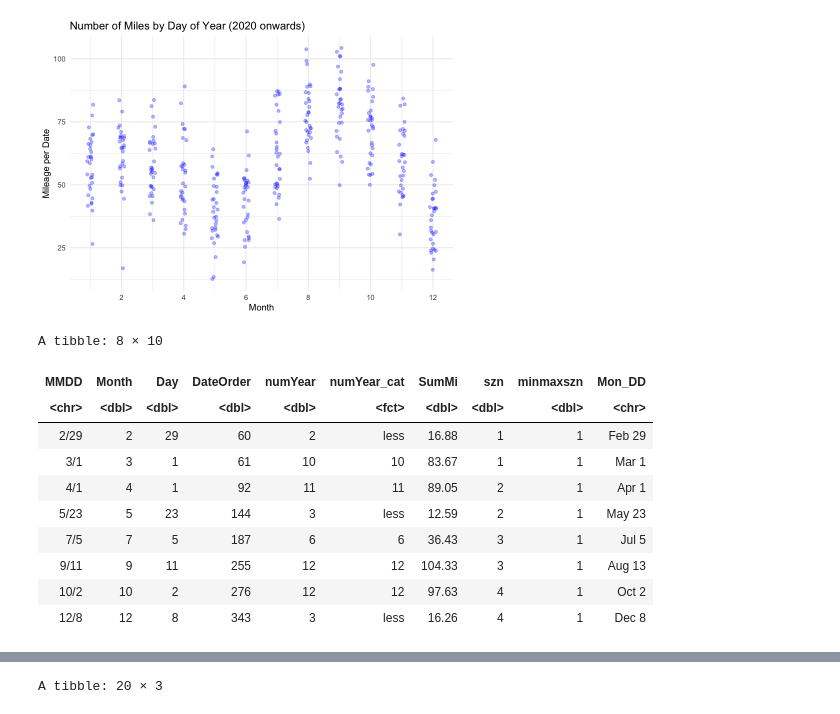
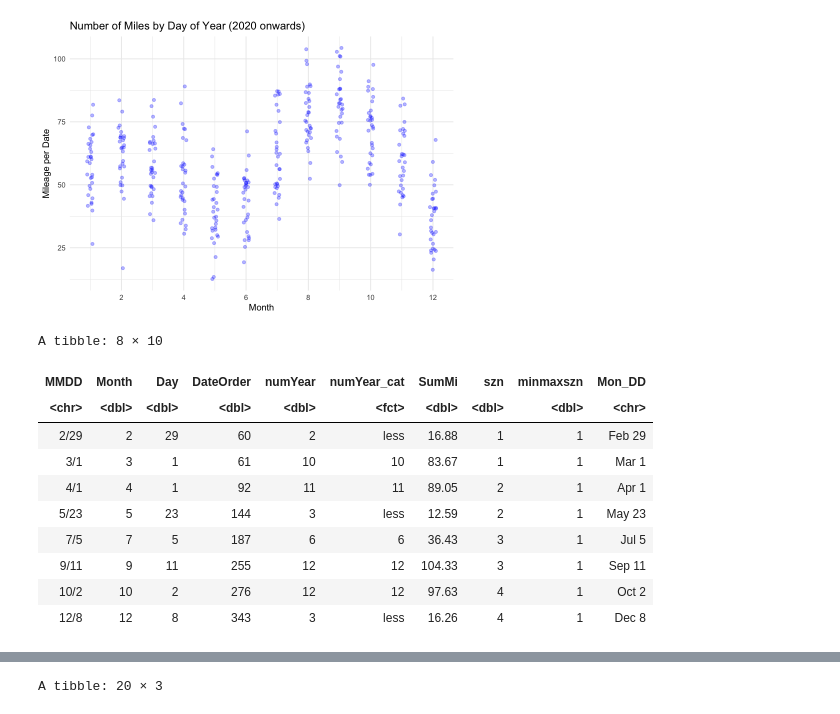
Before and after one commit to adolwick/biof309project, a Jupyter notebook: runs_per_date.ipynb, the cells around one changed output, grey strips where cells are left out. Cells and saved outputs as stored; diff of their text form; code cells hidden in the pictures.

```diff
--- a/runs_per_date.ipynb
+++ b/runs_per_date.ipynb
@@ -282,26 +295,26 @@ p6
 # %%
 df2o <- df2e %>%
     mutate(szn = ifelse(Month<=3,1,
                         ifelse(Month<=6,2,
                                ifelse(Month<=9,3,4)))) %>%
     group_by(szn) %>%
     mutate(minmaxszn = ifelse(SumMi==min(SumMi) | SumMi==max(SumMi),1,0)) %>%
     ungroup() %>%
     filter(minmaxszn==1) %>%
     # This mutate function will need to be updated whenever a new date meets the above criteria
     # Preferably, it should be automated better at some point
-    mutate(Mon_DD = c("Feb 29","Mar 1","Apr 1","May 23","Jul 5","Aug 13","Oct 2","Dec 8"))
+    mutate(Mon_DD = c("Feb 29","Mar 1","Apr 1","May 23","Jul 5","Sep 11","Oct 2","Dec 8"))
 df2o
 # %% [output]
 A tibble: 8 × 10
 | MMDD | Month | Day | DateOrder | numYear | numYear_cat | SumMi | szn | minmaxszn | Mon_DD |
 | <chr> | <dbl> | <dbl> | <dbl> | <dbl> | <fct> | <dbl> | <dbl> | <dbl> | <chr> |
 | 2/29 | 2 | 29 | 60 | 2 | less | 16.88 | 1 | 1 | Feb 29 |
 | 3/1 | 3 | 1 | 61 | 10 | 10 | 83.67 | 1 | 1 | Mar 1 |
 | 4/1 | 4 | 1 | 92 | 11 | 11 | 89.05 | 2 | 1 | Apr 1 |
 | 5/23 | 5 | 23 | 144 | 3 | less | 12.59 | 2 | 1 | May 23 |
 | 7/5 | 7 | 5 | 187 | 6 | 6 | 36.43 | 3 | 1 | Jul 5 |
-| 9/11 | 9 | 11 | 255 | 12 | 12 | 104.33 | 3 | 1 | Aug 13 |
+| 9/11 | 9 | 11 | 255 | 12 | 12 | 104.33 | 3 | 1 | Sep 11 |
 | 10/2 | 10 | 2 | 276 | 12 | 12 | 97.63 | 4 | 1 | Oct 2 |
 | 12/8 | 12 | 8 | 343 | 3 | less | 16.26 | 4 | 1 | Dec 8 |
 # %%
```
Also changed, not shown: parts of 5 cells of this notebook, 6 other files.
